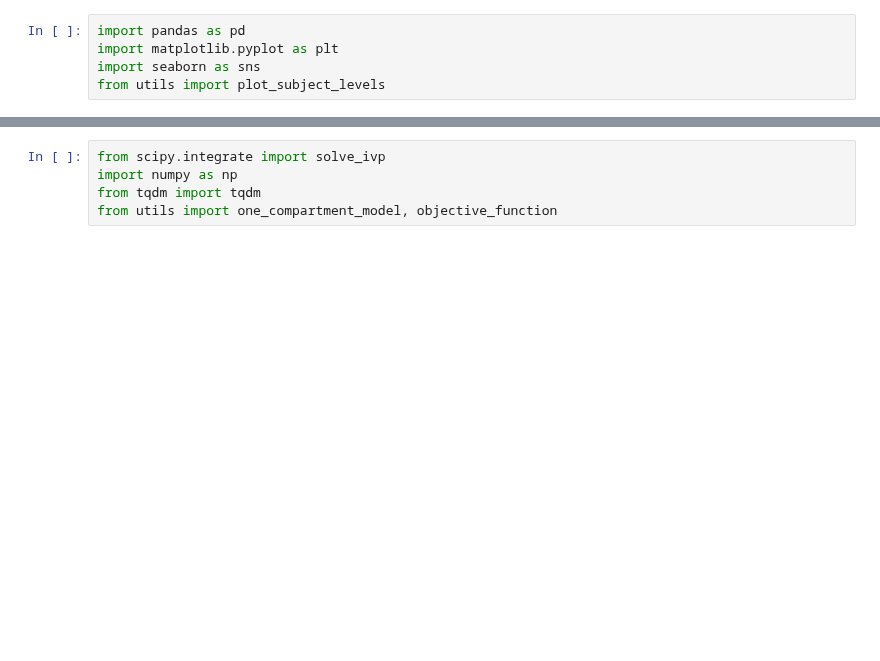
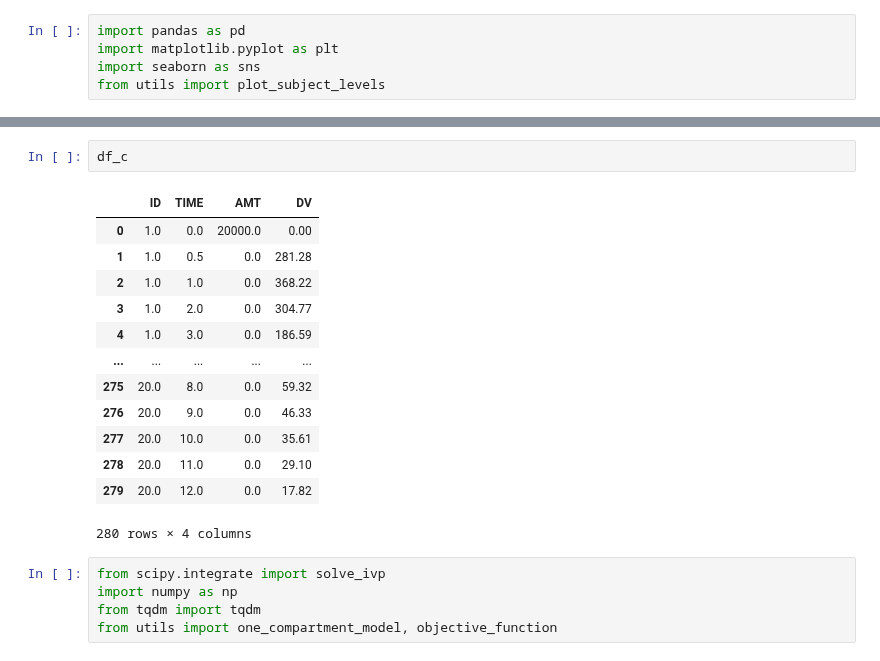
Before and after one commit to kelleyjbrady/NiceODE, a Jupyter notebook: t_0atDV_max_ode_solver_r.ipynb, the cells around one changed output, grey strips where cells are left out. Saved outputs shown, nothing was run; the diff lists cells and outputs as text; blank space fills up the shorter version.

```diff
--- a/t_0atDV_max_ode_solver_r.ipynb
+++ b/t_0atDV_max_ode_solver_r.ipynb
@@ -12,3 +25,19 @@ plot_subject_levels(df)
+# %%
+df_c
+# %% [output]
+|  | ID | TIME | AMT | DV |
+| 0 | 1.0 | 0.0 | 20000.0 | 0.00 |
+| 1 | 1.0 | 0.5 | 0.0 | 281.28 |
+| 2 | 1.0 | 1.0 | 0.0 | 368.22 |
+| 3 | 1.0 | 2.0 | 0.0 | 304.77 |
+| 4 | 1.0 | 3.0 | 0.0 | 186.59 |
+| ... | ... | ... | ... | ... |
+| 275 | 20.0 | 8.0 | 0.0 | 59.32 |
+| 276 | 20.0 | 9.0 | 0.0 | 46.33 |
+| 277 | 20.0 | 10.0 | 0.0 | 35.61 |
+| 278 | 20.0 | 11.0 | 0.0 | 29.10 |
+| 279 | 20.0 | 12.0 | 0.0 | 17.82 |
+280 rows × 4 columns
 # %%
 from scipy.integrate import solve_ivp
 import numpy as np
```
Also changed, not shown: parts of 23 cells of this notebook, 2 other files.
